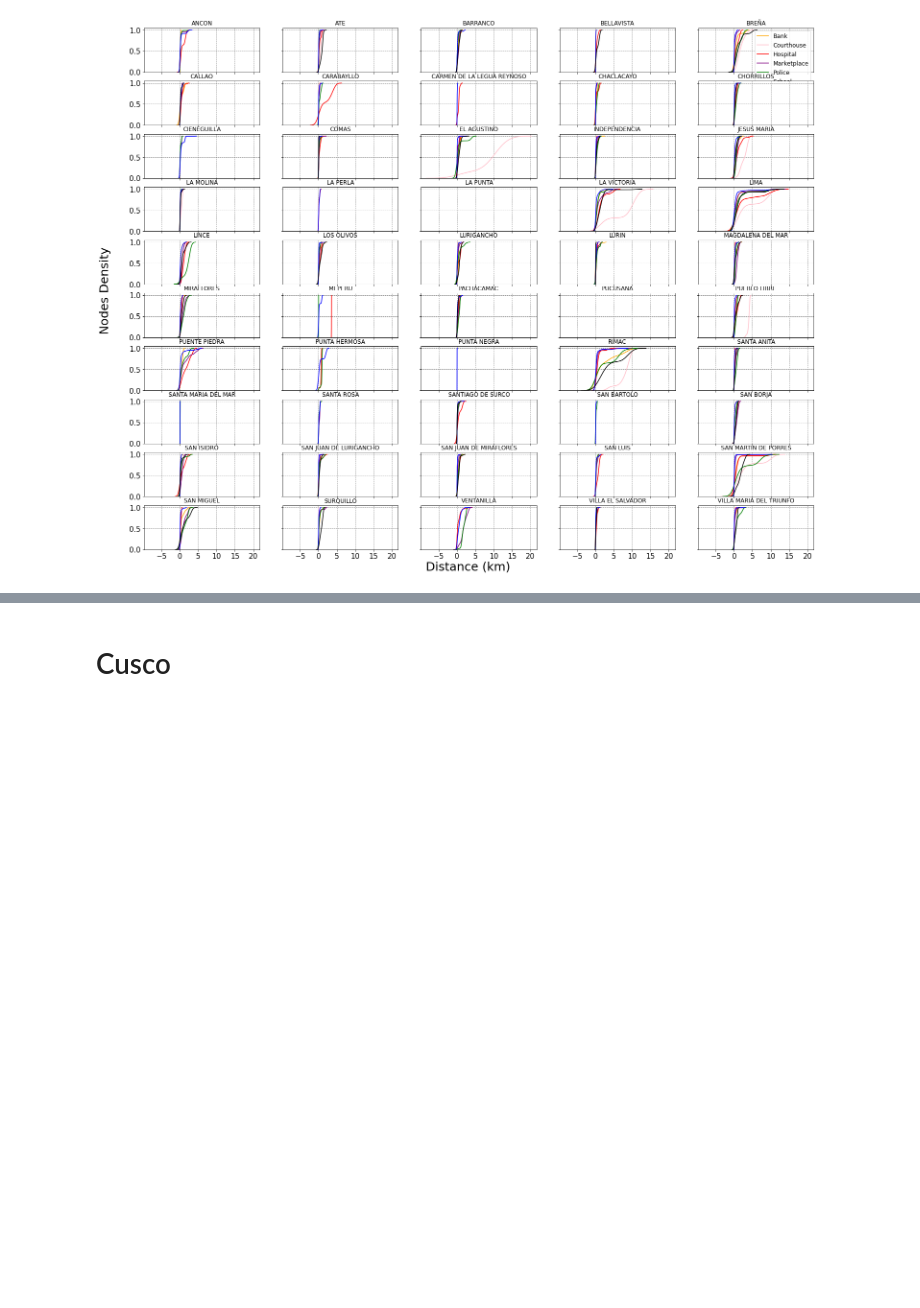
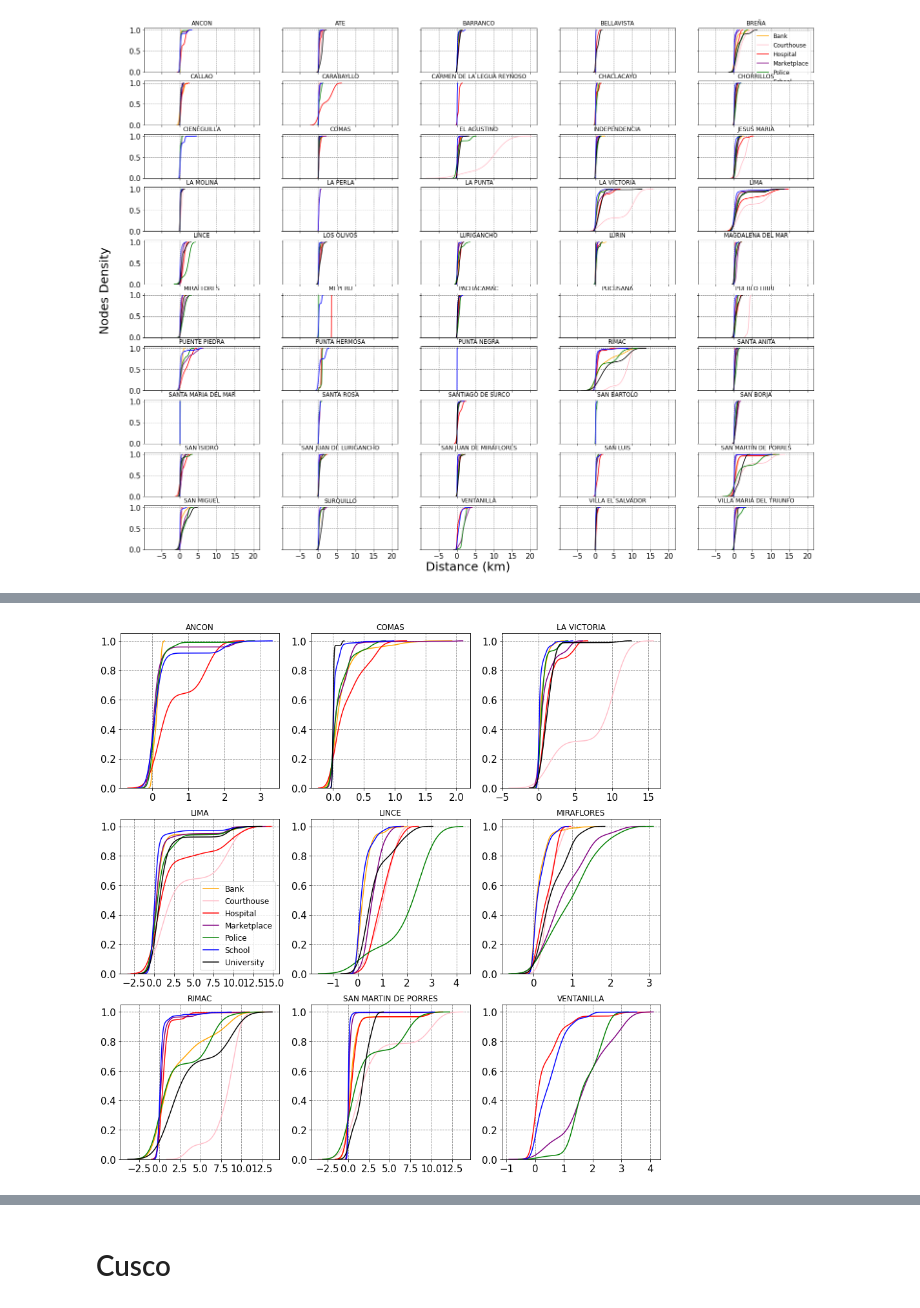
Before and after one commit to leiparov/intercon-simbig-2021, a Jupyter notebook: SimBig22/RutasDistancesPerDistrict.ipynb, the cells around one changed output, grey strips where cells are left out. Drawn from its saved outputs; the diff is of its cells as text; code cells hidden in the pictures; blank space fills up the shorter version.

```diff
--- a/SimBig22/RutasDistancesPerDistrict.ipynb
+++ b/SimBig22/RutasDistancesPerDistrict.ipynb
@@ -208,0 +206,15 @@ Wall time: 16.5 s
+# %%
+fig, ax = plt.subplots(figsize = (15,15), sharex=True)
+distritos = ['ANCON', 'COMAS', 'LA_VICTORIA', 'LIMA', 'LINCE', 'MIRAFLORES',
+       'RIMAC', 'SAN_MARTIN_DE_PORRES', 'VENTANILLA']
+# columns = transformer.get_feature_names_out()[3:11]
+count = 1
+for distrito in distritos:
+    ax = plt.subplot(3, 3, count)
+    if count != 4:
+        plotDistances(data, distrito, ax=ax, legend=False)
+    else:
+        plotDistances(data, distrito, ax=ax)
+    count += 1;
+# %% [output]
+[figure, added]
```
Also changed, not shown: parts of 4 cells of this notebook, 1 other file.
